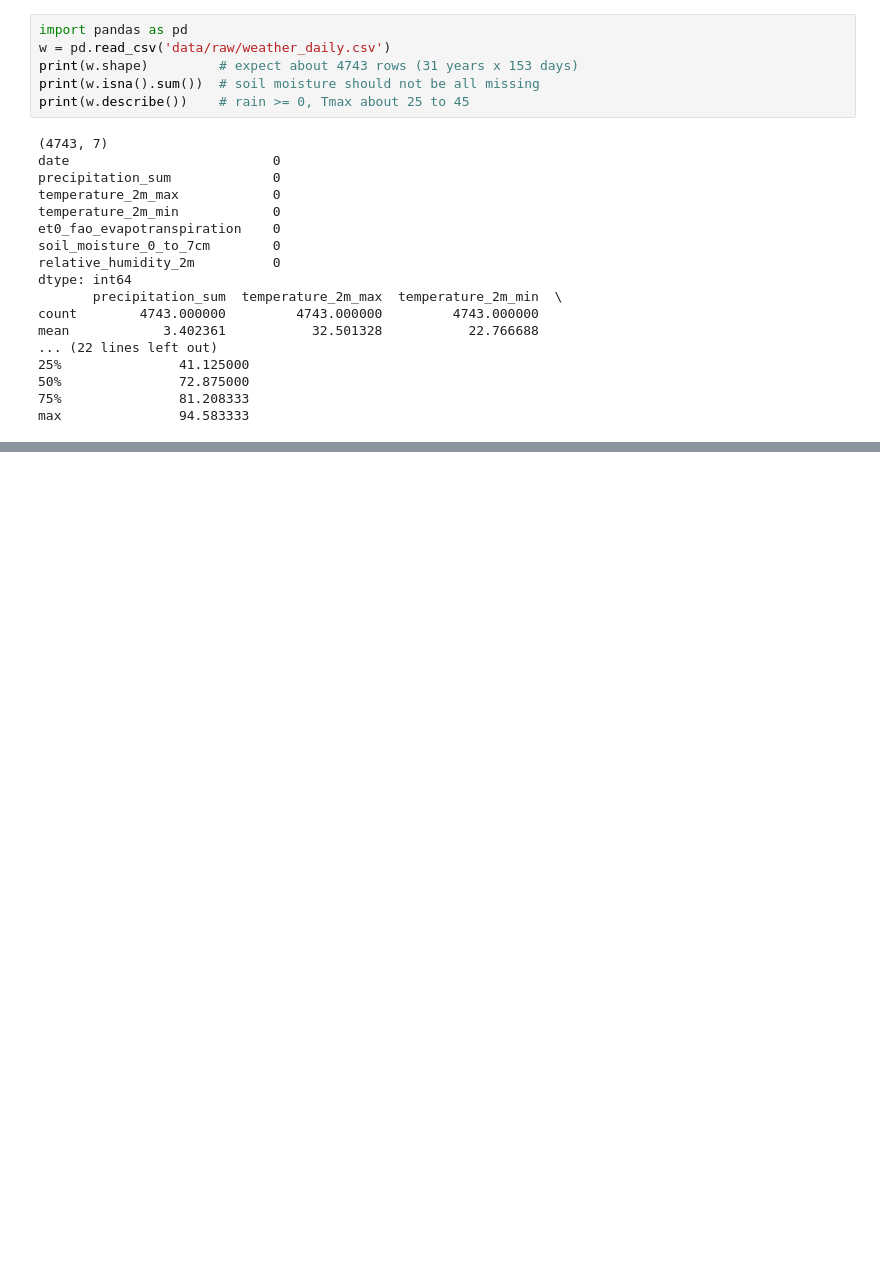
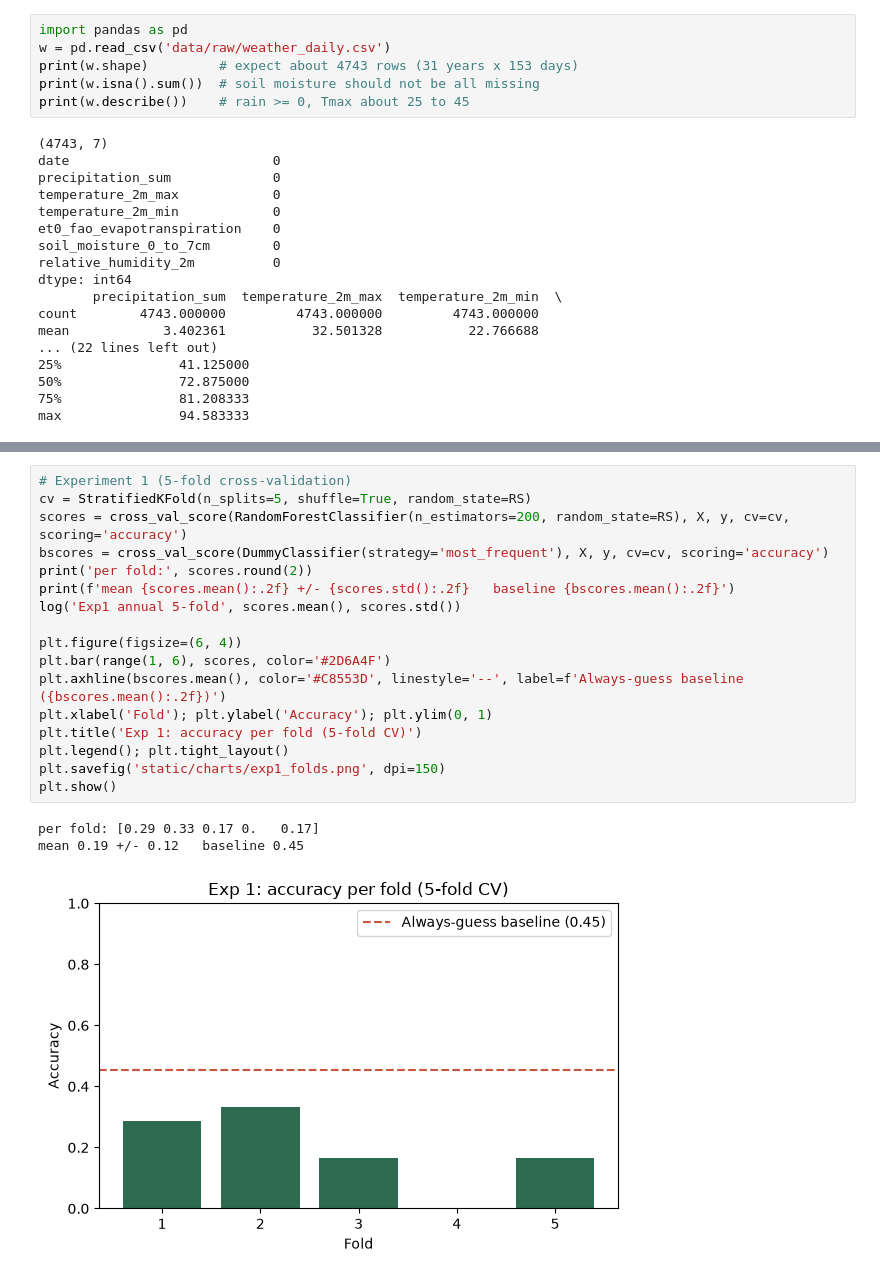
Before and after one commit to samikshadongare06-jpg/aiml-cie, a Jupyter notebook: notebooks/experiments.ipynb, the cells around one changed output, grey strips where cells are left out. Saved outputs shown, nothing was run; the diff lists cells and outputs as text; blank space fills up the shorter version.

```diff
--- a/notebooks/experiments.ipynb
+++ b/notebooks/experiments.ipynb
@@ -30,0 +86,21 @@ max               94.583333
+# %%
+# Experiment 1 (5-fold cross-validation)
+cv = StratifiedKFold(n_splits=5, shuffle=True, random_state=RS)
+scores = cross_val_score(RandomForestClassifier(n_estimators=200, random_state=RS), X, y, cv=cv, scoring='accuracy')
+bscores = cross_val_score(DummyClassifier(strategy='most_frequent'), X, y, cv=cv, scoring='accuracy')
+print('per fold:', scores.round(2))
+print(f'mean {scores.mean():.2f} +/- {scores.std():.2f}   baseline {bscores.mean():.2f}')
+log('Exp1 annual 5-fold', scores.mean(), scores.std())
+
+plt.figure(figsize=(6, 4))
+plt.bar(range(1, 6), scores, color='#2D6A4F')
+plt.axhline(bscores.mean(), color='#C8553D', linestyle='--', label=f'Always-guess baseline ({bscores.mean():.2f})')
+plt.xlabel('Fold'); plt.ylabel('Accuracy'); plt.ylim(0, 1)
+plt.title('Exp 1: accuracy per fold (5-fold CV)')
+plt.legend(); plt.tight_layout()
+plt.savefig('static/charts/exp1_folds.png', dpi=150)
+plt.show()
+# %% [output]
+per fold: [0.29 0.33 0.17 0.   0.17]
+mean 0.19 +/- 0.12   baseline 0.45
+[figure, added]
```
Also changed, not shown: parts of 7 cells of this notebook, 15 other files.
